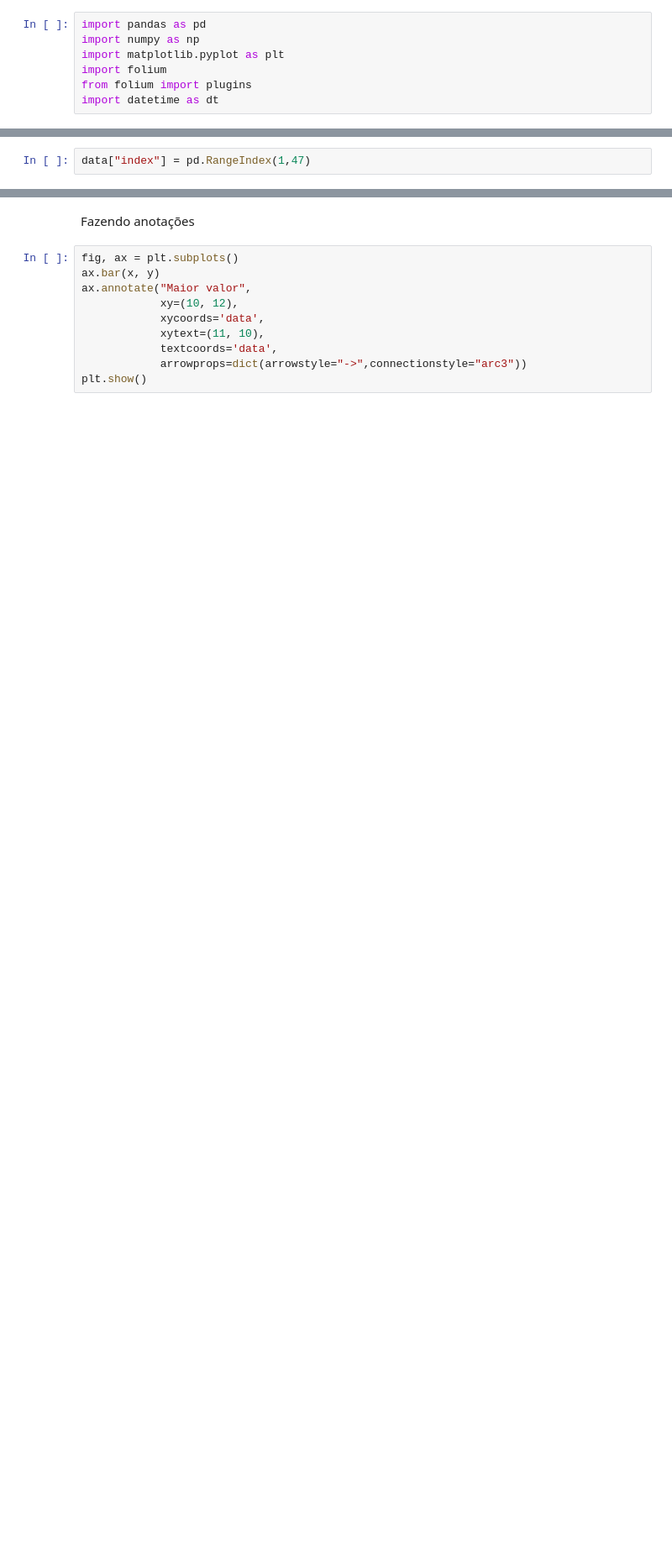
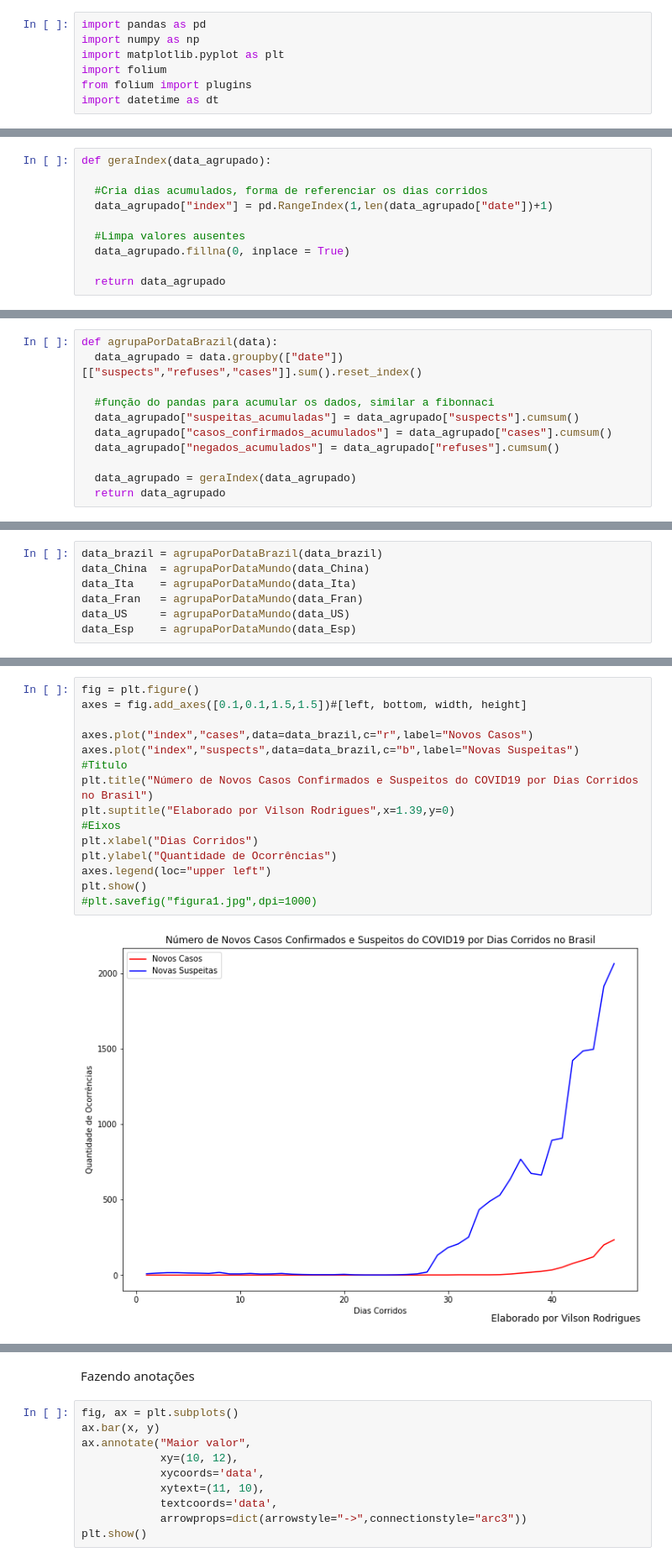
Before and after one commit to vilsonrodrigues/COVID19, a Jupyter notebook: COVID19.ipynb, the cells around one changed output, grey strips where cells are left out. Shown: that part at 84% size. Drawn from its saved outputs; the diff is of its cells as text; blank space fills up the shorter version.

```diff
--- a/COVID19.ipynb
+++ b/COVID19.ipynb
@@ -79,2 +15,0 @@ Gerando dias acumulados
-# %%
-data["index"] = pd.RangeIndex(1,47)
@@ -130,0 +120,10 @@ plt.savefig("figura2.jpg",dpi=1000)
+# %%
+def geraIndex(data_agrupado):
+
+  #Cria dias acumulados, forma de referenciar os dias corridos
+  data_agrupado["index"] = pd.RangeIndex(1,len(data_agrupado["date"])+1)
+
+  #Limpa valores ausentes
+  data_agrupado.fillna(0, inplace = True)
+
+  return data_agrupado
@@ -130,0 +132,11 @@ plt.savefig("figura2.jpg",dpi=1000)
+# %%
+def agrupaPorDataBrazil(data):
+  data_agrupado = data.groupby(["date"])[["suspects","refuses","cases"]].sum().reset_index()
+
+  #função do pandas para acumular os dados, similar a fibonnaci
+  data_agrupado["suspeitas_acumuladas"] = data_agrupado["suspects"].cumsum()
+  data_agrupado["casos_confirmados_acumulados"] = data_agrupado["cases"].cumsum()
+  data_agrupado["negados_acumulados"] = data_agrupado["refuses"].cumsum()
+
+  data_agrupado = geraIndex(data_agrupado)
+  return data_agrupado
@@ -130,0 +157,7 @@ plt.savefig("figura2.jpg",dpi=1000)
+# %%
+data_brazil = agrupaPorDataBrazil(data_brazil)
+data_China  = agrupaPorDataMundo(data_China)
+data_Ita    = agrupaPorDataMundo(data_Ita)
+data_Fran   = agrupaPorDataMundo(data_Fran)
+data_US     = agrupaPorDataMundo(data_US)
+data_Esp    = agrupaPorDataMundo(data_Esp)
@@ -130,0 +178,17 @@ plt.savefig("figura2.jpg",dpi=1000)
+# %%
+fig = plt.figure()
+axes = fig.add_axes([0.1,0.1,1.5,1.5])#[left, bottom, width, height]
+
+axes.plot("index","cases",data=data_brazil,c="r",label="Novos Casos")
+axes.plot("index","suspects",data=data_brazil,c="b",label="Novas Suspeitas")
+#Titulo
+plt.title("Número de Novos Casos Confirmados e Suspeitos do COVID19 por Dias Corridos no Brasil")
+plt.suptitle("Elaborado por Vilson Rodrigues",x=1.39,y=0)
+#Eixos
+plt.xlabel("Dias Corridos")
+plt.ylabel("Quantidade de Ocorrências")
+axes.legend(loc="upper left")
+plt.show()
+#plt.savefig("figura1.jpg",dpi=1000)
+# %% [output]
+[figure, added]
```
Also changed, not shown: parts of 50 cells of this notebook.
